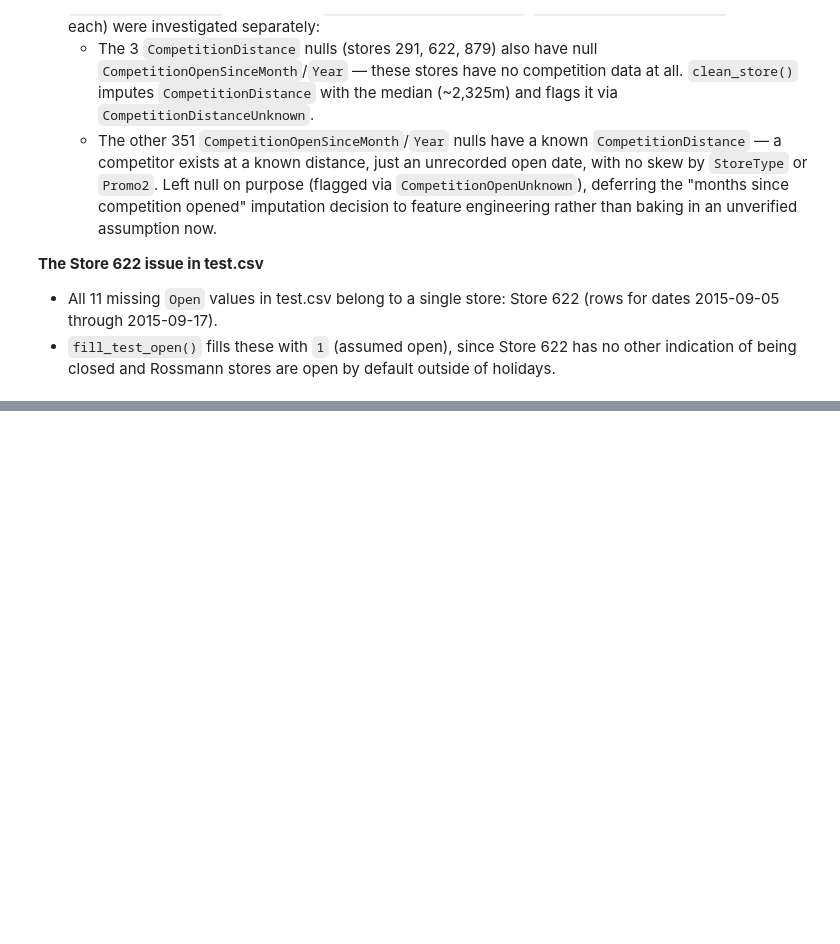
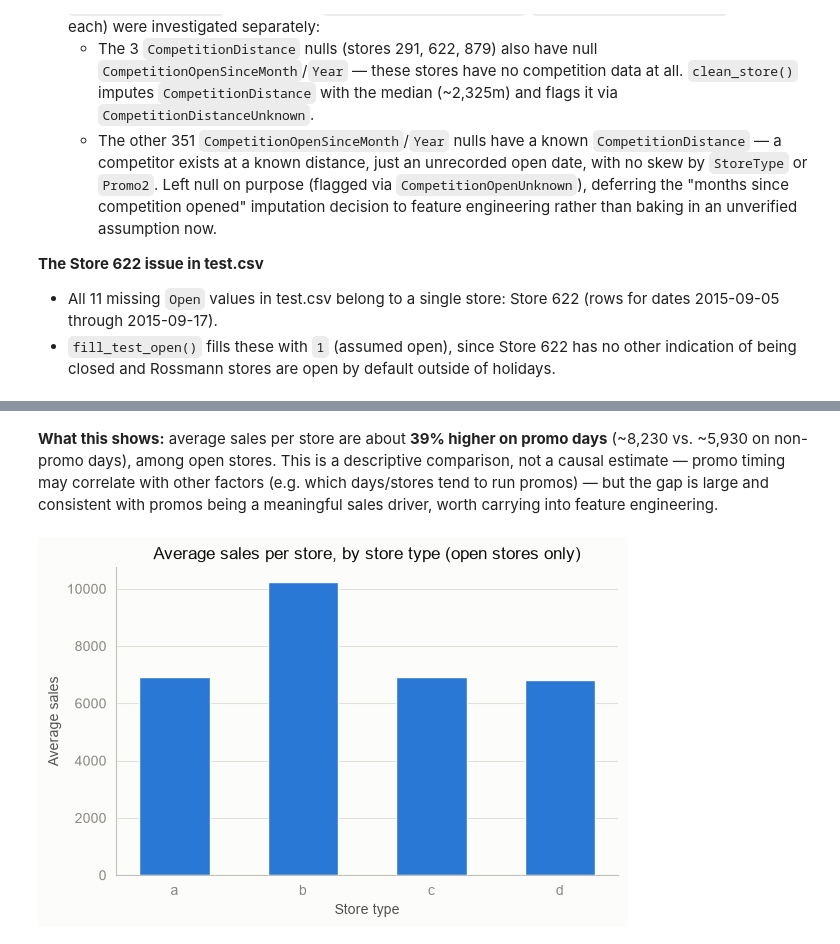
Before and after one commit to india-ehrhardt/rossman-sales-forecasting, a Jupyter notebook: notebooks/01_eda.ipynb, the cells around one changed output, grey strips where cells are left out. Cells and saved outputs as stored; diff of their text form; code cells hidden in the pictures; blank space fills up the shorter version.

```diff
--- a/notebooks/01_eda.ipynb
+++ b/notebooks/01_eda.ipynb
@@ -67,0 +152,17 @@ test_clean.head()
+# %% [markdown]
+**What this shows:** average sales per store are about **39% higher on promo days** (~8,230 vs. ~5,930 on non-promo days), among open stores. This is a descriptive comparison, not a causal estimate — promo timing may correlate with other factors (e.g. which days/stores tend to run promos) — but the gap is large and consistent with promos being a meaningful sales driver, worth carrying into feature engineering.
+# %%
+storetype_sales = open_sales.groupby("StoreType")["Sales"].mean().sort_index()
+
+fig, ax = plt.subplots(figsize=(6, 4))
+ax.bar(storetype_sales.index, storetype_sales.values, color=BLUE, width=0.55)
+ax.set_title("Average sales per store, by store type (open stores only)")
+ax.set_ylabel("Average sales")
+ax.set_xlabel("Store type")
+ax.grid(axis="y", linewidth=0.8)
+ax.set_axisbelow(True)
+sns.despine(ax=ax)
+plt.tight_layout()
+plt.show()
+# %% [output]
+[figure, added]
```
Also changed, not shown: parts of 10 cells of this notebook.
